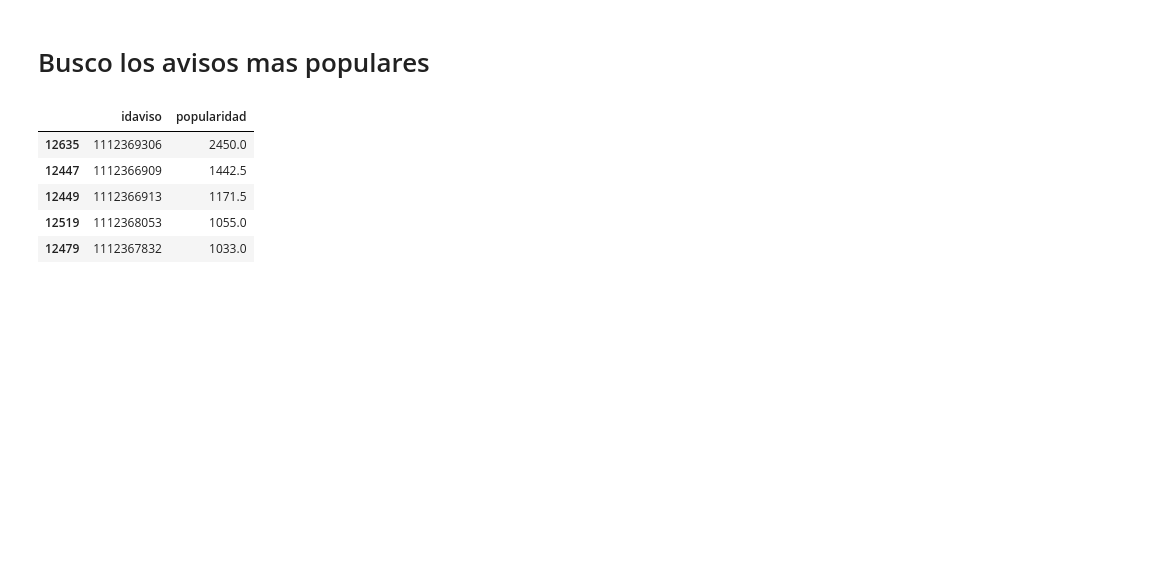
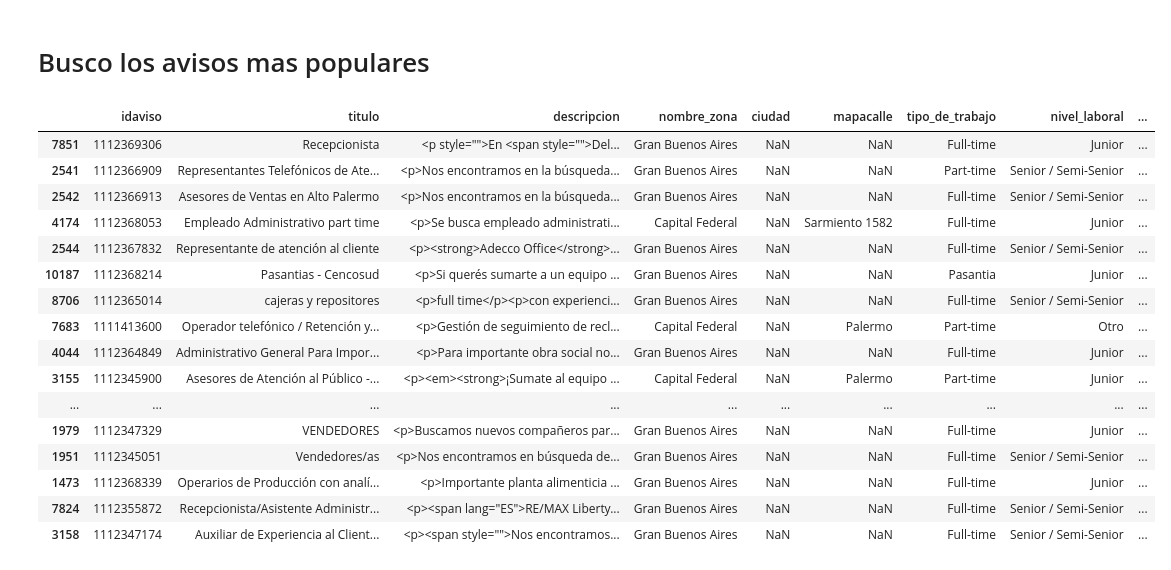
Before and after one commit to PRPablo/dataJobSearches, a Jupyter notebook: exploratoryAnalysis/tp_adri.ipynb, the cells around one changed output. Saved outputs shown, nothing was run; the diff lists cells and outputs as text; code cells hidden in the pictures; blank space fills up the shorter version.

```diff
--- a/exploratoryAnalysis/tp_adri.ipynb
+++ b/exploratoryAnalysis/tp_adri.ipynb
@@ -140,19 +134,36 @@ plt.show()
 # %%
 # Busco cuales son los avisos mas populares, basandome en la cantidad de postulaciones sobre la cantidad de dias que lleva online.
 avisos_popularidad = postulaciones.groupby(['idaviso'])['fechapostulacion'].agg(['min', 'max', 'count']).reset_index()
 avisos_popularidad['cantidad_dias'] = (avisos_popularidad['max'] - \
                                        avisos_popularidad['min']).apply(lambda x: x.days).astype(int) + 1
 avisos_popularidad.drop(['min', 'max'], axis=1, inplace=True)
 
-avisos_popularidad['popularidad'] = avisos_popularidad['count'] / avisos_popularidad['cantidad_dias']
+avisos_popularidad['popularidad_en_postulaciones'] = avisos_popularidad['count'] / avisos_popularidad['cantidad_dias']
 avisos_popularidad.drop(['count', 'cantidad_dias'], axis=1, inplace=True)
-avisos_popularidad.sort_values('popularidad', ascending=False, inplace=True)
+avisos_popularidad.sort_values('popularidad_en_postulaciones', ascending=False, inplace=True)
 
-avisos_popularidad.head()
+# Le calculo la probabilidad y lo agrego a la tabla de avisos_detalles.
+avisos_detalles_con_popularidad = pd.merge(avisos_detalles, avisos_popularidad, how='inner', \
+                          left_on='idaviso', right_on='idaviso')
+avisos_detalles_con_popularidad = avisos_detalles_con_popularidad.sort_values('popularidad_en_postulaciones', ascending=False)
+# avisos_detalles.groupby('nombre_area')['popularidad_en_postulaciones'].sum().sort_values(ascending=False)
+
+avisos_detalles_con_popularidad.head(30)
 # %% [output]
-|  | idaviso | popularidad |
-| 12635 | 1112369306 | 2450.0 |
-| 12447 | 1112366909 | 1442.5 |
-| 12449 | 1112366913 | 1171.5 |
-| 12519 | 1112368053 | 1055.0 |
-| 12479 | 1112367832 | 1033.0 |
+|  | idaviso | titulo | descripcion | nombre_zona | ciudad | mapacalle | tipo_de_trabajo | nivel_laboral | ... |
+| 7851 | 1112369306 | Recepcionista | <p style="">En <span style="">Del... | Gran Buenos Aires | NaN | NaN | Full-time | Junior | ... |
+| 2541 | 1112366909 | Representantes Telefónicos de Ate... | <p>Nos encontramos en la búsqueda... | Gran Buenos Aires | NaN | NaN | Part-time | Senior / Semi-Senior | ... |
+| 2542 | 1112366913 | Asesores de Ventas en Alto Palermo | <p>Nos encontramos en la búsqueda... | Gran Buenos Aires | NaN | NaN | Full-time | Senior / Semi-Senior | ... |
+| 4174 | 1112368053 | Empleado Administrativo part time | <p>Se busca empleado administrati... | Capital Federal | NaN | Sarmiento 1582 | Full-time | Junior | ... |
+| 2544 | 1112367832 | Representante de atención al cliente | <p><strong>Adecco Office</strong>... | Gran Buenos Aires | NaN | NaN | Full-time | Senior / Semi-Senior | ... |
+| 10187 | 1112368214 | Pasantias - Cencosud | <p>Si querés sumarte a un equipo ... | Gran Buenos Aires | NaN | NaN | Pasantia | Junior | ... |
+| 8706 | 1112365014 | cajeras y repositores | <p>full time</p><p>con experienci... | Gran Buenos Aires | NaN | NaN | Full-time | Senior / Semi-Senior | ... |
+| 7683 | 1111413600 | Operador telefónico / Retención y... | <p>Gestión de seguimiento de recl... | Capital Federal | NaN | Palermo | Part-time | Otro | ... |
+| 4044 | 1112364849 | Administrativo General Para Impor... | <p>Para importante obra social no... | Gran Buenos Aires | NaN | NaN | Full-time | Junior | ... |
+| 3155 | 1112345900 | Asesores de Atención al Público -... | <p><em><strong>¡Sumate al equipo ... | Capital Federal | NaN | Palermo | Part-time | Junior | ... |
+| ... | ... | ... | ... | ... | ... | ... | ... | ... | ... |
+| 1979 | 1112347329 | VENDEDORES | <p>Buscamos nuevos compañeros par... | Gran Buenos Aires | NaN | NaN | Full-time | Junior | ... |
+| 1951 | 1112345051 | Vendedores/as | <p>Nos encontramos en búsqueda de... | Gran Buenos Aires | NaN | NaN | Full-time | Senior / Semi-Senior | ... |
+| 1473 | 1112368339 | Operarios de Producción con analí... | <p>Importante planta alimenticia ... | Gran Buenos Aires | NaN | NaN | Full-time | Junior | ... |
+| 7824 | 1112355872 | Recepcionista/Asistente Administr... | <p><span lang="ES">RE/MAX Liberty... | Gran Buenos Aires | NaN | NaN | Full-time | Senior / Semi-Senior | ... |
+| 3158 | 1112347174 | Auxiliar de Experiencia al Client... | <p><span style="">Nos encontramos... | Gran Buenos Aires | NaN | NaN | Full-time | Senior / Semi-Senior | ... |
```
Also changed, not shown: parts of 21 cells of this notebook.
